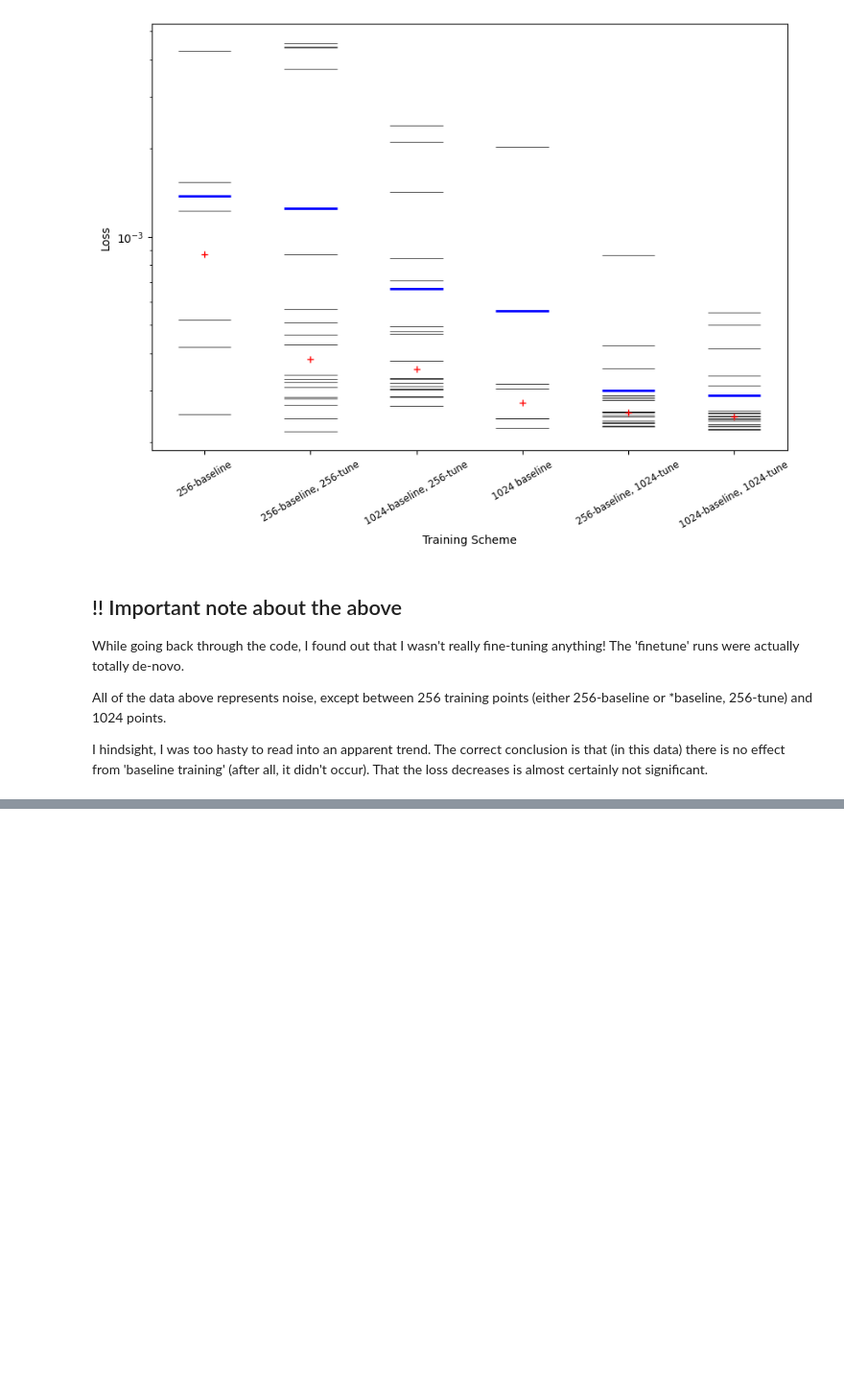
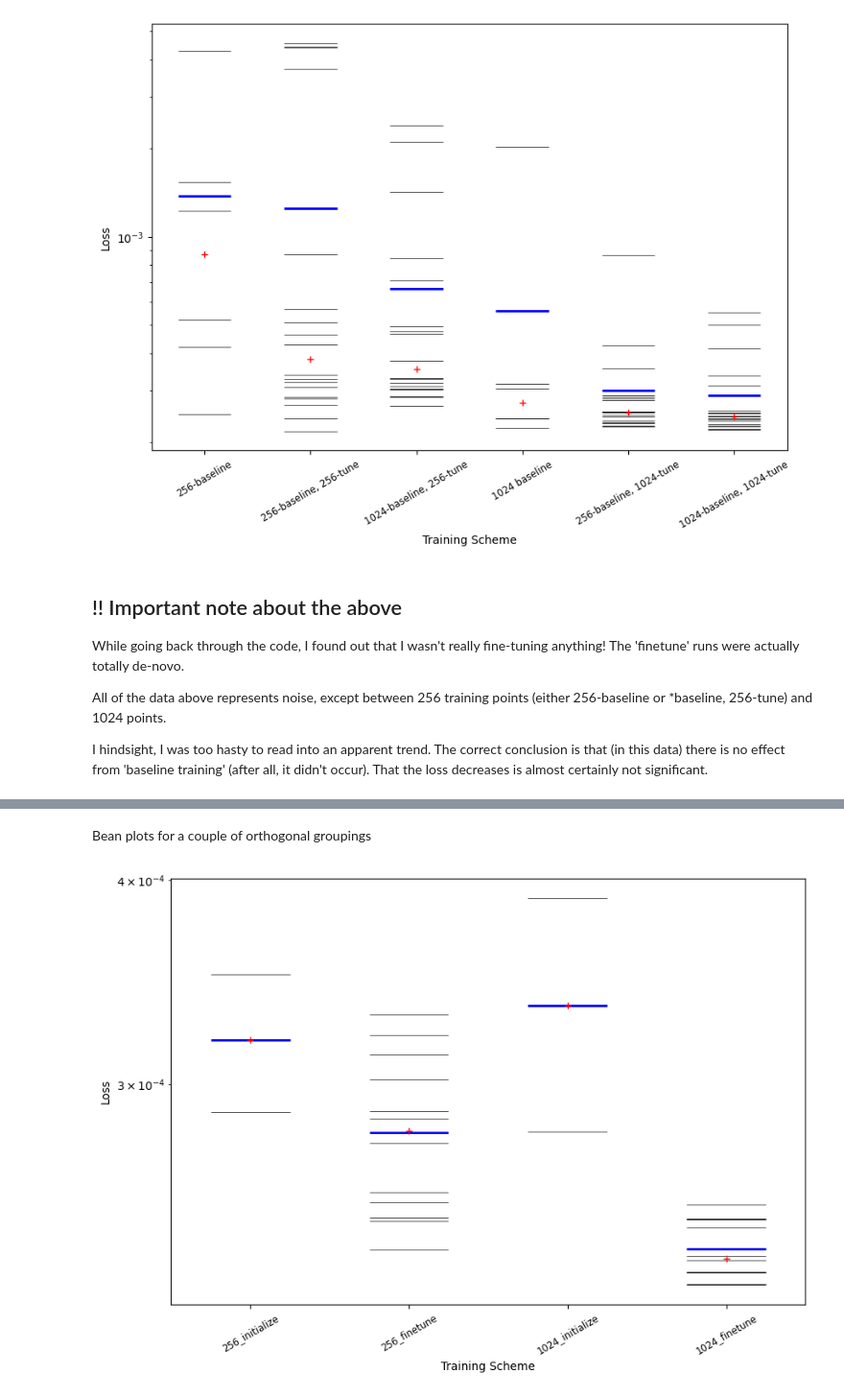
Before and after one commit to lrast/angleFinetuning, a Jupyter notebook: Experiments6-TrainingResults.ipynb, the cells around one changed output, grey strips where cells are left out. Shown at 96% size. Drawn from its saved outputs; the diff is of its cells as text; code cells hidden in the pictures; blank space fills up the shorter version.

```diff
--- a/Experiments6-TrainingResults.ipynb
+++ b/Experiments6-TrainingResults.ipynb
@@ -326,0 +329,2 @@ I hindsight, I was too hasty to read into an apparent trend. The correct conclus
+# %%
+data = pd.read_csv('experiment_result/ex5_scan_freeze.csv')
@@ -326,0 +351,43 @@ I hindsight, I was too hasty to read into an apparent trend. The correct conclus
+# %% [markdown]
+Bean plots for a couple of orthogonal groupings
+# %%
+size_256 = data[ data.datasize == 256]
+size_1024 = data[ data.datasize ==1024]
+
+init_256 = size_256[size_256.rep_init.isna()]
+ft_256 = size_256[~size_256.rep_init.isna()]
+
+init_1024 = size_1024[size_1024.rep_init.isna()]
+ft_1024 = size_1024[~size_1024.rep_init.isna()]
+
+labels = [
+    "256_initialize",
+    "256_finetune",
+    "1024_initialize",
+    "1024_finetune"
+]
+
+
+bins = [init_256['loss'],
+        ft_256['loss'],
+        init_1024['loss'],
+        ft_1024['loss']
+        ]
+
+plt.rcParams["figure.subplot.bottom"] = 0.23  # keep labels visible
+plt.rcParams["figure.figsize"] = (10.0, 8.0)  # make plot larger in notebook
+
+fig = plt.figure()
+ax = fig.add_subplot(111)
+plot_opts = {
+    "cutoff_val": 5,
+    "cutoff_type": "abs",
+    "label_fontsize": "small",
+    "label_rotation": 30,
+}
+sm.graphics.beanplot(bins, ax=ax, labels=labels, plot_opts=plot_opts)
+ax.set_xlabel("Training Scheme")
+ax.set_ylabel("Loss")
+ax.set_yscale('log')
+# %% [output]
+[figure, added]
```
Also changed, not shown: parts of 4 cells of this notebook.
